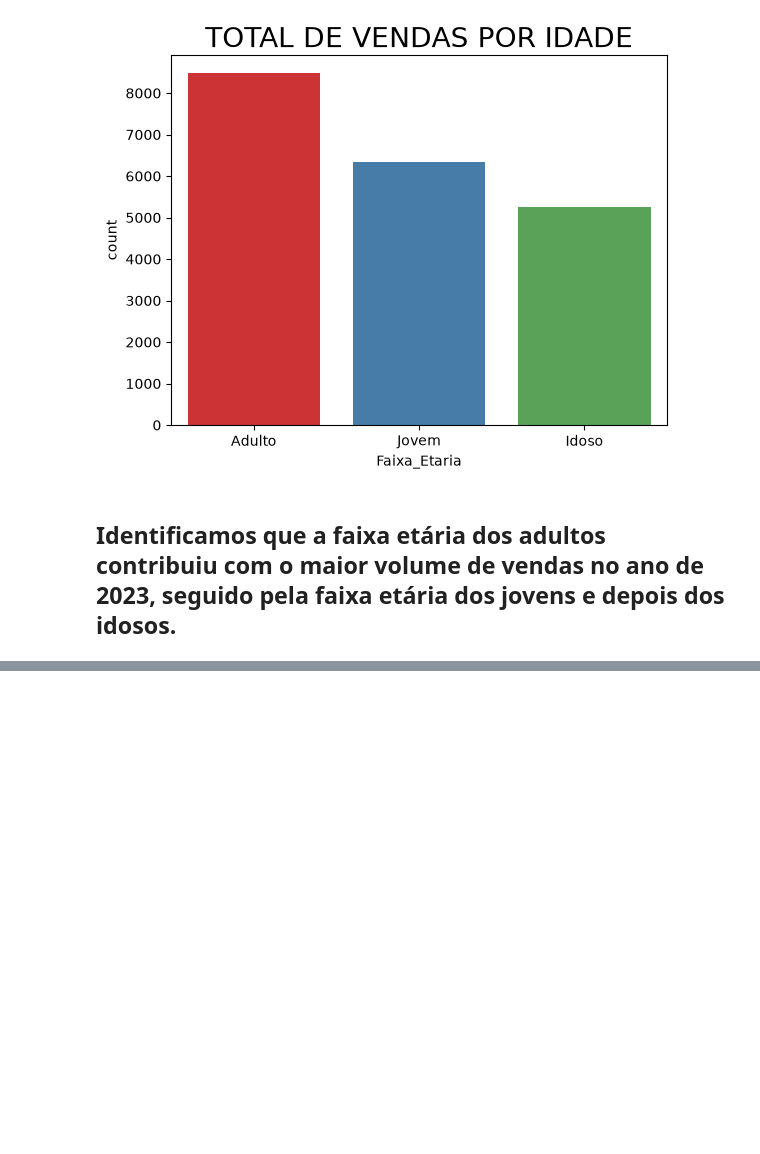
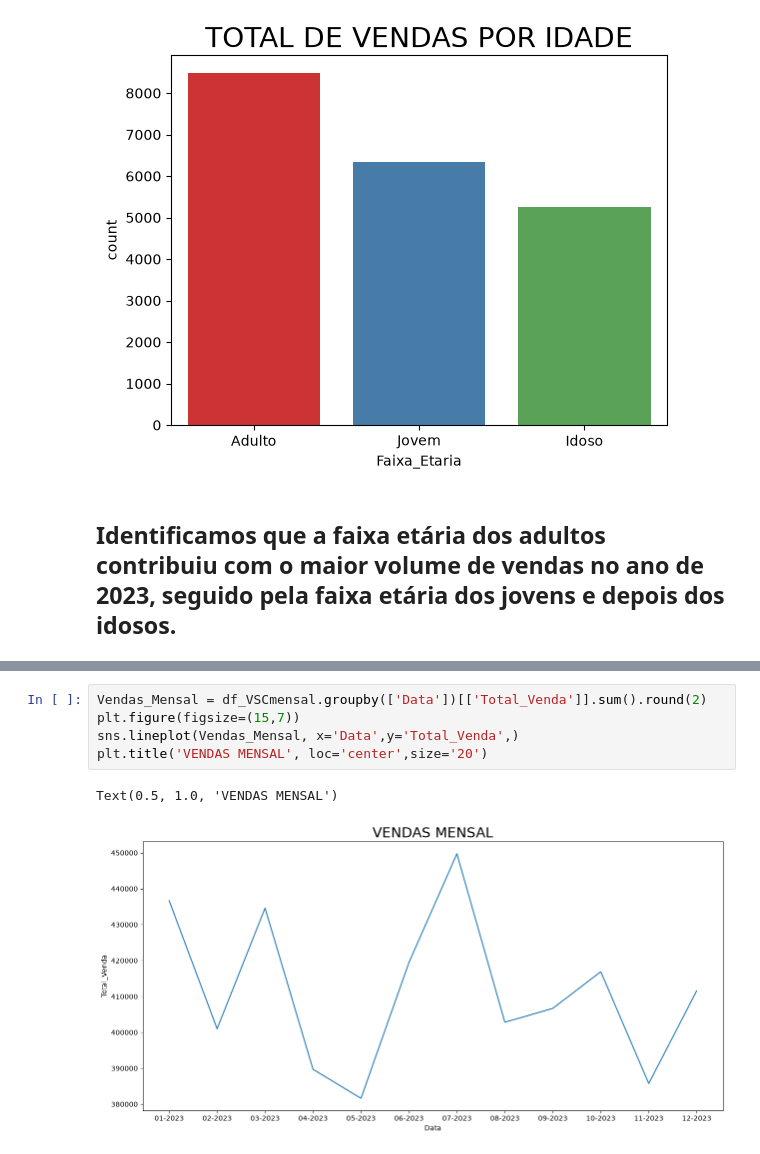
Before and after one commit to cleber-lamartine/Projeto_Analise_de_Dados, a Jupyter notebook: projeto.ipynb, the cells around one changed output, grey strips where cells are left out. Saved outputs shown, nothing was run; the diff lists cells and outputs as text; blank space fills up the shorter version.

```diff
--- a/projeto.ipynb
+++ b/projeto.ipynb
@@ -250,0 +318,8 @@ Text(0.5, 1.0, 'TOTAL DE VENDAS POR IDADE')
+# %%
+Vendas_Mensal = df_VSCmensal.groupby(['Data'])[['Total_Venda']].sum().round(2)
+plt.figure(figsize=(15,7))
+sns.lineplot(Vendas_Mensal, x='Data',y='Total_Venda',)
+plt.title('VENDAS MENSAL', loc='center',size='20')
+# %% [output]
+Text(0.5, 1.0, 'VENDAS MENSAL')
+[figure, added]
```
Also changed, not shown: parts of 34 cells of this notebook.
